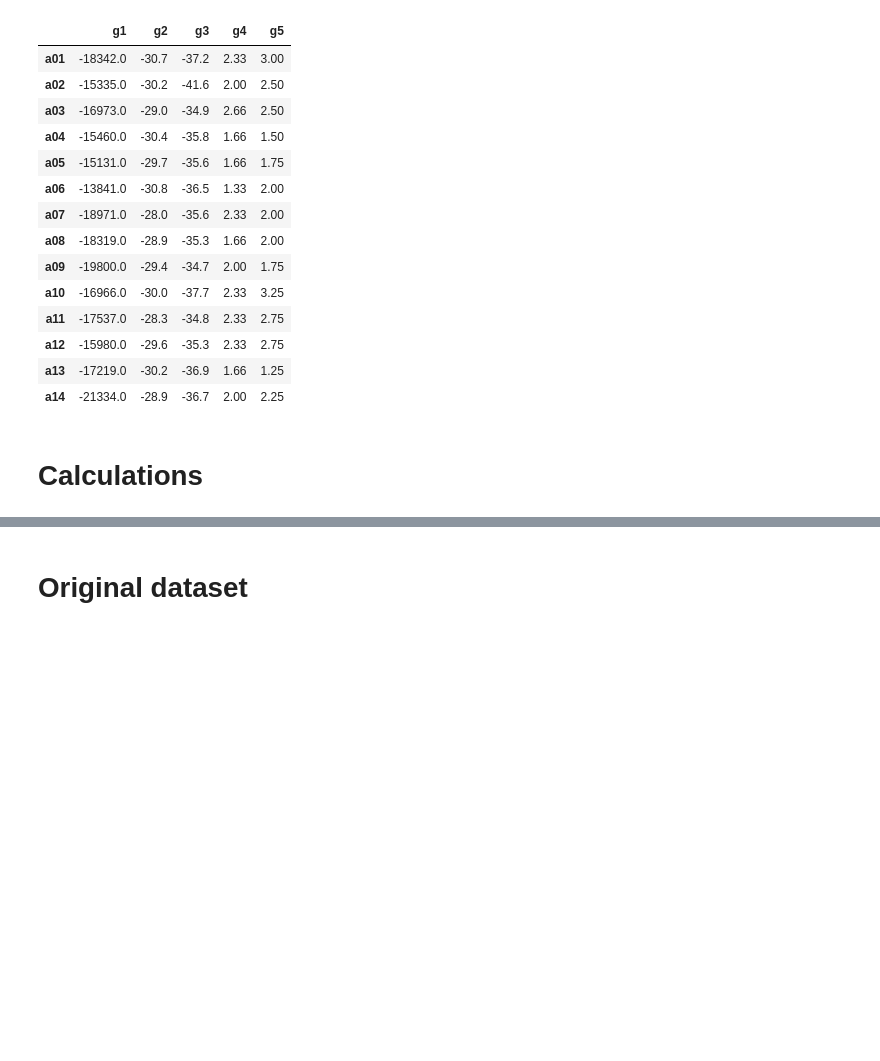
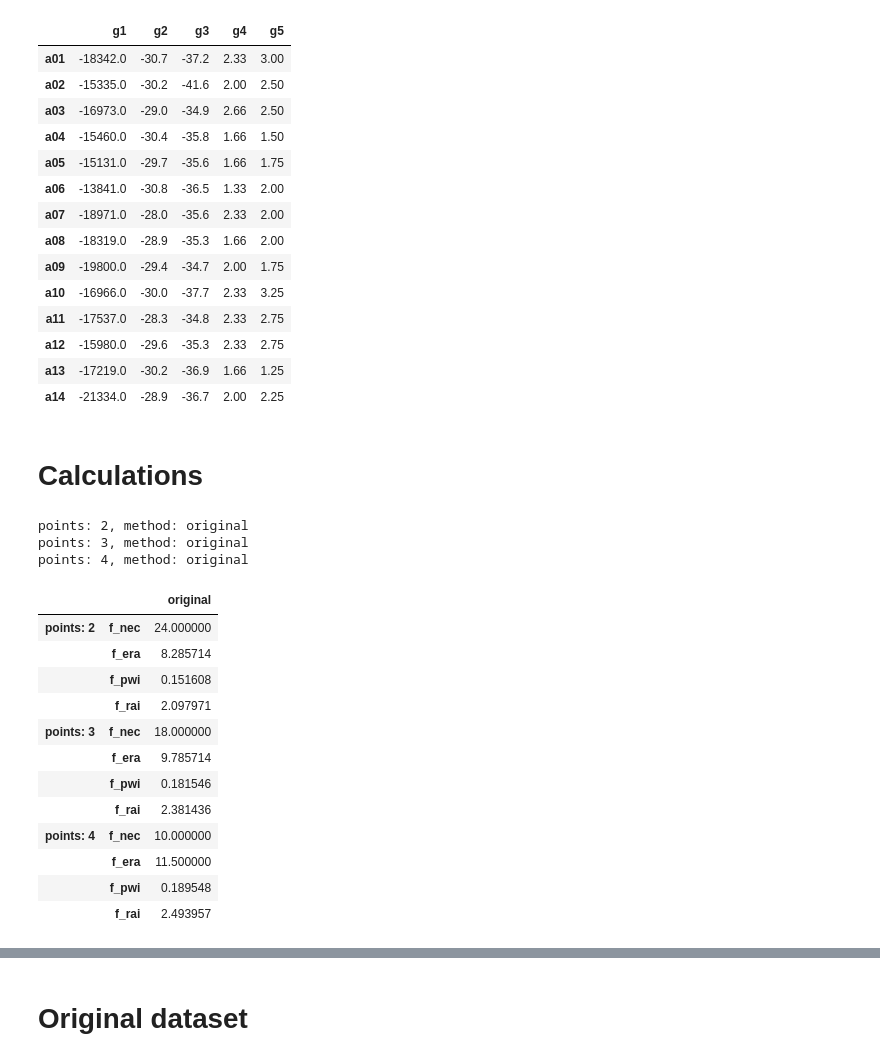
Before and after one commit to anras5/ordinal-regression-reduced, a Jupyter notebook: src/main.ipynb, the cells around one changed output, grey strips where cells are left out. Drawn from its saved outputs; the diff is of its cells as text; code cells hidden in the pictures; blank space fills up the shorter version.

```diff
--- a/src/main.ipynb
+++ b/src/main.ipynb
@@ -36,10 +39,45 @@ df
 # %%
 PREFERENCES = [
     ('a08', 'a09'),
-    ('a10', 'a03'),
-    ('a01', 'a02')
+    ('a10', 'a03')
 ]
-N_COMPONENTS = 3
 # %% [markdown]
 # Calculations
+# %%
+scaler = StandardScaler()
+df_scaled = scaler.fit_transform(df)
+
+available_points = [2, 3, 4]
+n_components = [2, 3, 4]
+# %%
+results_original = defaultdict(dict)
+for points in available_points:
+    print(f"points: {points}, method: original")
+    criteria = [Criterion(name, points=points) for name in df.columns]
+    f_nec, f_era, f_pwi, f_rai = calculate_heuristics(df, PREFERENCES, criteria)
+    results_original['original'][(f"points: {points}", 'f_nec')] = f_nec
+    results_original['original'][(f"points: {points}", 'f_era')] = f_era
+    results_original['original'][(f"points: {points}", 'f_pwi')] = f_pwi
+    results_original['original'][(f"points: {points}", 'f_rai')] = f_rai
+# %% [output]
+points: 2, method: original
+points: 3, method: original
+points: 4, method: original
+# %%
+df_results_original = pd.DataFrame(results_original)
+df_results_original
+# %% [output]
+|  |  | original |
+| points: 2 | f_nec | 24.000000 |
+|  | f_era | 8.285714 |
+|  | f_pwi | 0.151608 |
+|  | f_rai | 2.097971 |
+| points: 3 | f_nec | 18.000000 |
+|  | f_era | 9.785714 |
+|  | f_pwi | 0.181546 |
+|  | f_rai | 2.381436 |
+| points: 4 | f_nec | 10.000000 |
+|  | f_era | 11.500000 |
+|  | f_pwi | 0.189548 |
+|  | f_rai | 2.493957 |
 # %%
```
Also changed, not shown: parts of 3 cells of this notebook, 10 other files.
